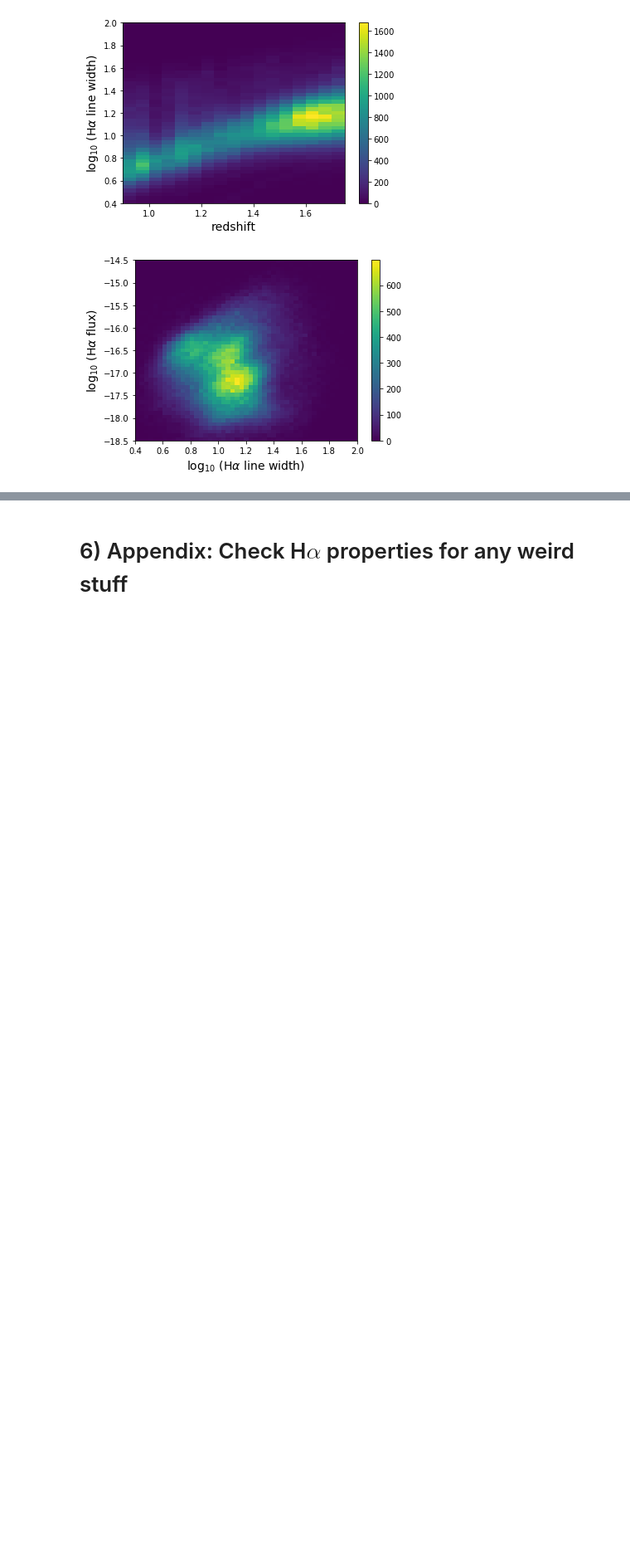
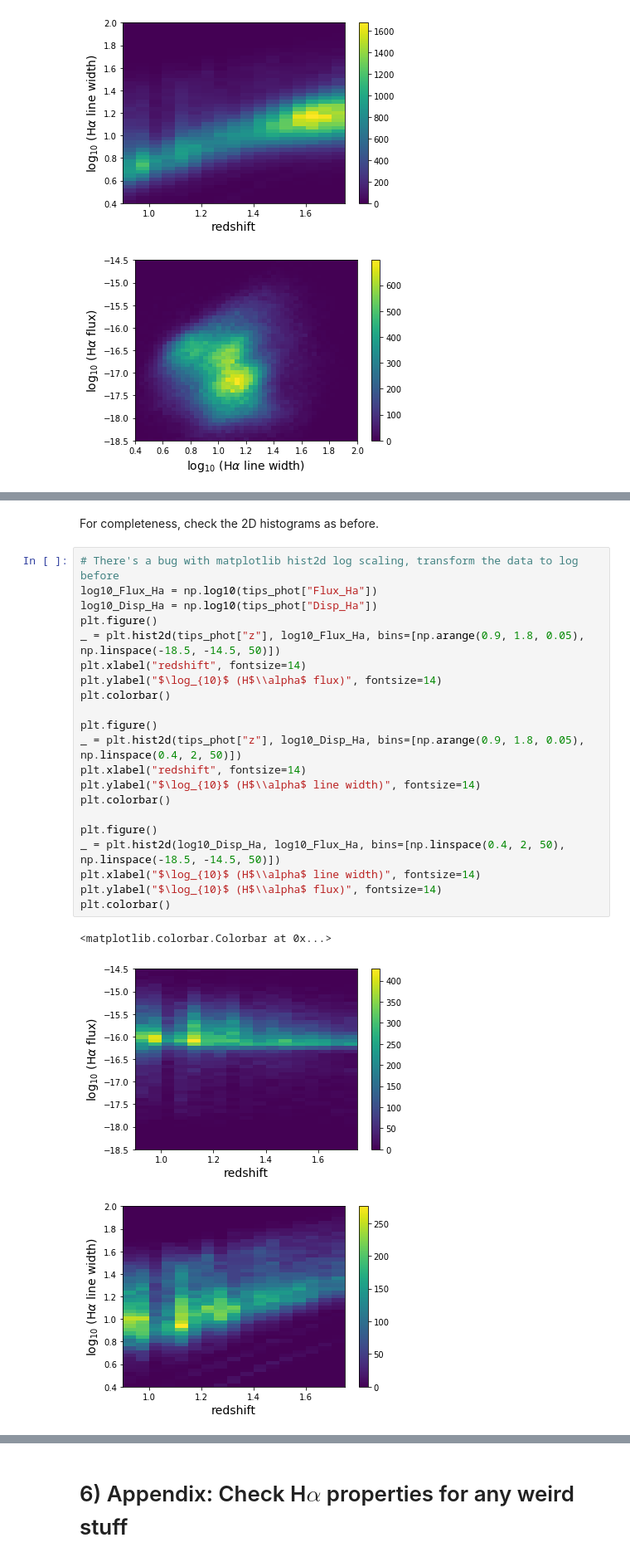
Before and after one commit to dedale-fet/dedale_d51, a Jupyter notebook: notebooks/2017-12-07_Euclid_spectroscopic_selection.ipynb, the cells around one changed output, grey strips where cells are left out. Shown: that part at 83% size. Saved outputs shown, nothing was run; the diff lists cells and outputs as text; blank space fills up the shorter version.

```diff
--- a/notebooks/2017-12-07_Euclid_spectroscopic_selection.ipynb
+++ b/notebooks/2017-12-07_Euclid_spectroscopic_selection.ipynb
@@ -117,0 +146,27 @@ plt.colorbar()
+# %% [markdown]
+For completeness, check the 2D histograms as before.
+# %%
+# There's a bug with matplotlib hist2d log scaling, transform the data to log before
+log10_Flux_Ha = np.log10(tips_phot["Flux_Ha"])
+log10_Disp_Ha = np.log10(tips_phot["Disp_Ha"])
+plt.figure()
+_ = plt.hist2d(tips_phot["z"], log10_Flux_Ha, bins=[np.arange(0.9, 1.8, 0.05), np.linspace(-18.5, -14.5, 50)])
+plt.xlabel("redshift", fontsize=14)
+plt.ylabel("$\log_{10}$ (H$\\alpha$ flux)", fontsize=14)
+plt.colorbar()
+
+plt.figure()
+_ = plt.hist2d(tips_phot["z"], log10_Disp_Ha, bins=[np.arange(0.9, 1.8, 0.05), np.linspace(0.4, 2, 50)])
+plt.xlabel("redshift", fontsize=14)
+plt.ylabel("$\log_{10}$ (H$\\alpha$ line width)", fontsize=14)
+plt.colorbar()
+
+plt.figure()
+_ = plt.hist2d(log10_Disp_Ha, log10_Flux_Ha, bins=[np.linspace(0.4, 2, 50), np.linspace(-18.5, -14.5, 50)])
+plt.xlabel("$\log_{10}$ (H$\\alpha$ line width)", fontsize=14)
+plt.ylabel("$\log_{10}$ (H$\\alpha$ flux)", fontsize=14)
+plt.colorbar()
+# %% [output]
+<matplotlib.colorbar.Colorbar at 0x...>
+[figure, added]
+[figure, added]
```
Also changed, not shown: parts of 16 cells of this notebook.
